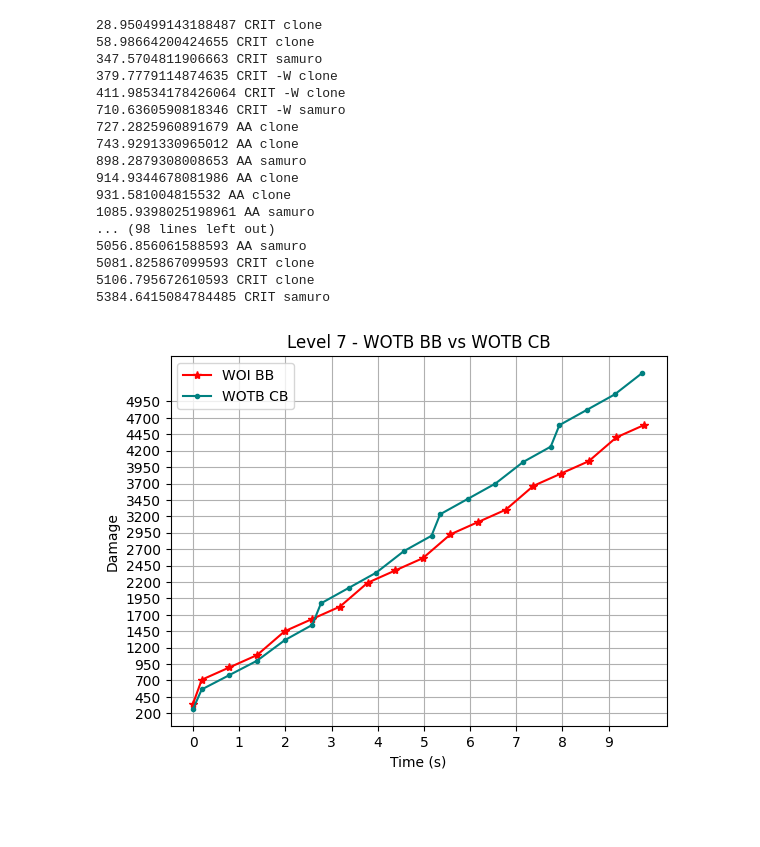
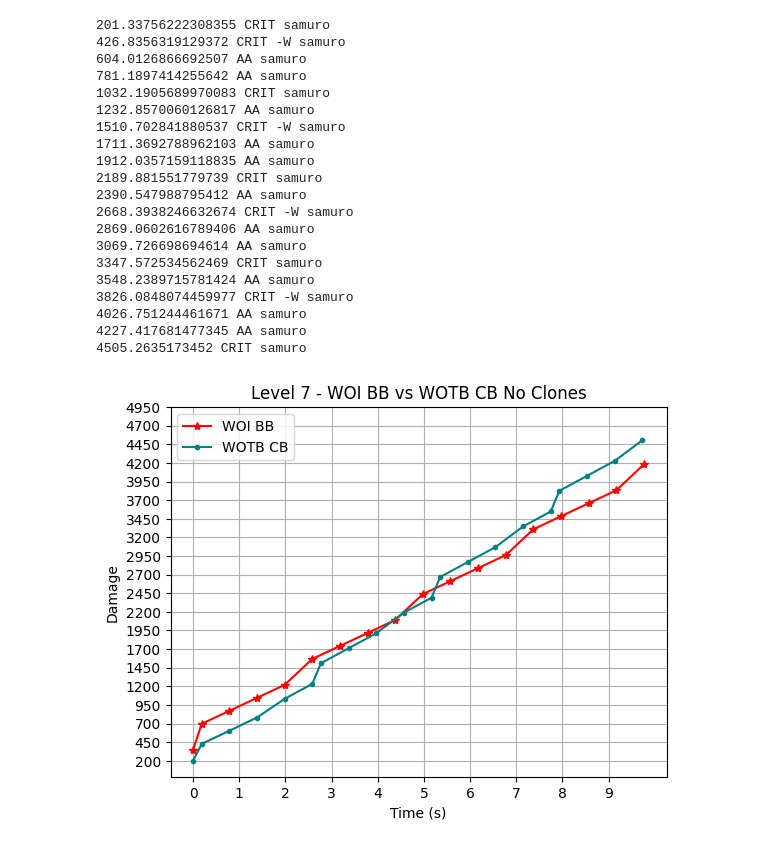
Before and after one commit to kenyon-allan/samurocalculator, a Jupyter notebook: graphing_and_other_nonsense.ipynb, the cells around one changed output. Saved outputs shown, nothing was run; the diff lists cells and outputs as text; code cells hidden in the pictures; blank space fills up the shorter version.

```diff
--- a/graphing_and_other_nonsense.ipynb
+++ b/graphing_and_other_nonsense.ipynb
@@ -2,52 +2,55 @@
 from calculations.damage_calculator import damage_calc, raise_for_invalid_inputs, damage_calc_for_target_damage
 from calculations.dataclasses_and_enums import OneTalents, SevenTalents, SixteenTalents
 # %%
-# bb_time_series, bb_damage_series = damage_calc(
-#     7,
-#     10,
-#     num_clones=2,
-#     num_clones_attacking=2,
-#     one_talent=OneTalents.WAYOFTHEBLADE,
-#     seven_talent=SevenTalents.BURNINGBLADE,
-# )
+bb_time_series, bb_damage_series = damage_calc(
+    7,
+    10,
+    num_clones=2,
+    num_clones_attacking=0,
+    one_talent=OneTalents.WAYOFILLUSION,
+    seven_talent=SevenTalents.BURNINGBLADE,
+)
 cb_time_series, cb_damage_series = damage_calc(
     7,
     10,
     num_clones=2,
-    num_clones_attacking=2,
+    num_clones_attacking=0,
     one_talent=OneTalents.WAYOFTHEBLADE,
     seven_talent=SevenTalents.CRUSHINGBLOWS,
 )
 # %% [output]
-28.950499143188487 CRIT clone
-58.98664200424655 CRIT clone
-347.5704811906663 CRIT samuro
-379.7779114874635 CRIT -W clone
-411.98534178426064 CRIT -W clone
-710.6360590818346 CRIT -W samuro
-727.2825960891679 AA clone
-743.9291330965012 AA clone
-898.2879308008653 AA samuro
-914.9344678081986 AA clone
-931.581004815532 AA clone
-1085.9398025198961 AA samuro
-... (98 lines left out)
-5056.856061588593 AA samuro
-5081.825867099593 CRIT clone
-5106.795672610593 CRIT clone
-5384.6415084784485 CRIT samuro
+201.33756222308355 CRIT samuro
+426.8356319129372 CRIT -W samuro
+604.0126866692507 AA samuro
+781.1897414255642 AA samuro
+1032.1905689970083 CRIT samuro
+1232.8570060126817 AA samuro
+1510.702841880537 CRIT -W samuro
+1711.3692788962103 AA samuro
+1912.0357159118835 AA samuro
+2189.881551779739 CRIT samuro
+2390.547988795412 AA samuro
+2668.3938246632674 CRIT -W samuro
+2869.0602616789406 AA samuro
+3069.726698694614 AA samuro
+3347.572534562469 CRIT samuro
+3548.2389715781424 AA samuro
+3826.0848074459977 CRIT -W samuro
+4026.751244461671 AA samuro
+4227.417681477345 AA samuro
+4505.2635173452 CRIT samuro
 # %%
 import matplotlib.pyplot as plt
 plt.plot(bb_time_series, bb_damage_series, marker="*", label="WOI BB", color="red")
 plt.plot(cb_time_series, cb_damage_series, marker='.', label="WOTB CB", color="teal")
 plt.xlabel("Time (s)")
 plt.ylabel("Damage")
-plt.title("Level 7 - WOTB BB vs WOTB CB")
+plt.title("Level 7 - WOI BB vs WOTB CB No Clones")
 plt.legend()
 plt.grid()
 plt.xticks(range(0, 10, 1))
 plt.yticks(range(200, 5000, 250))
 
 plt.show()
 # %% [output]
-[figure, old version]
+[figure, new version]
```
